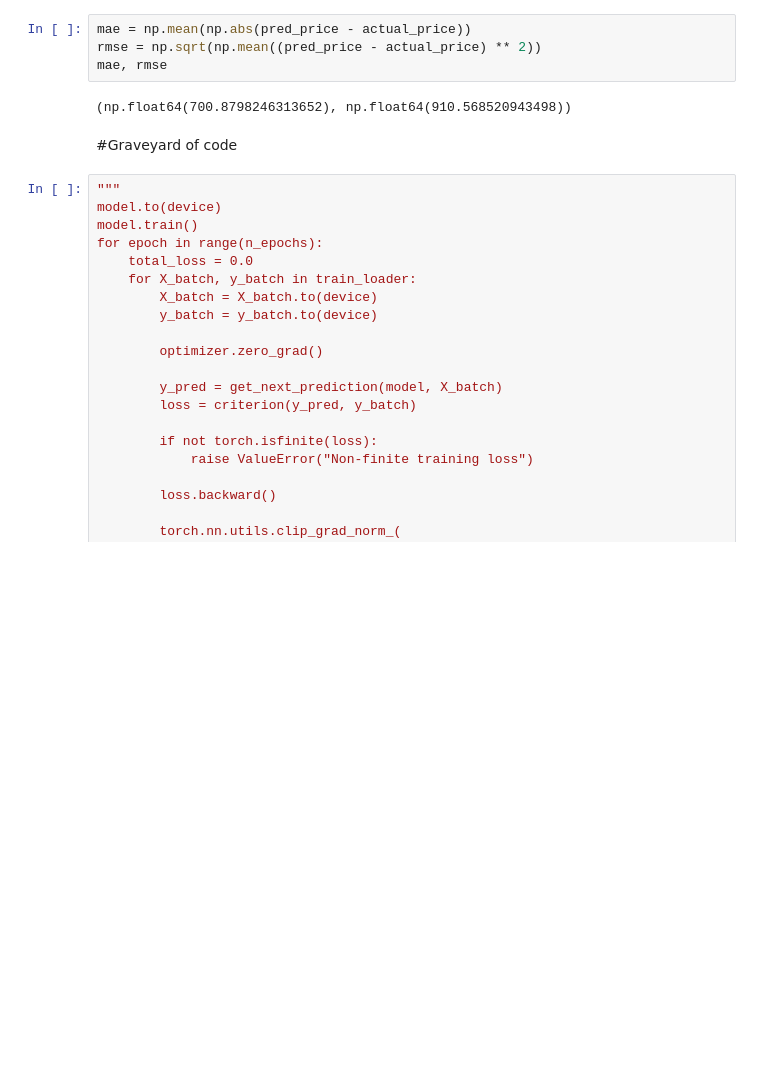
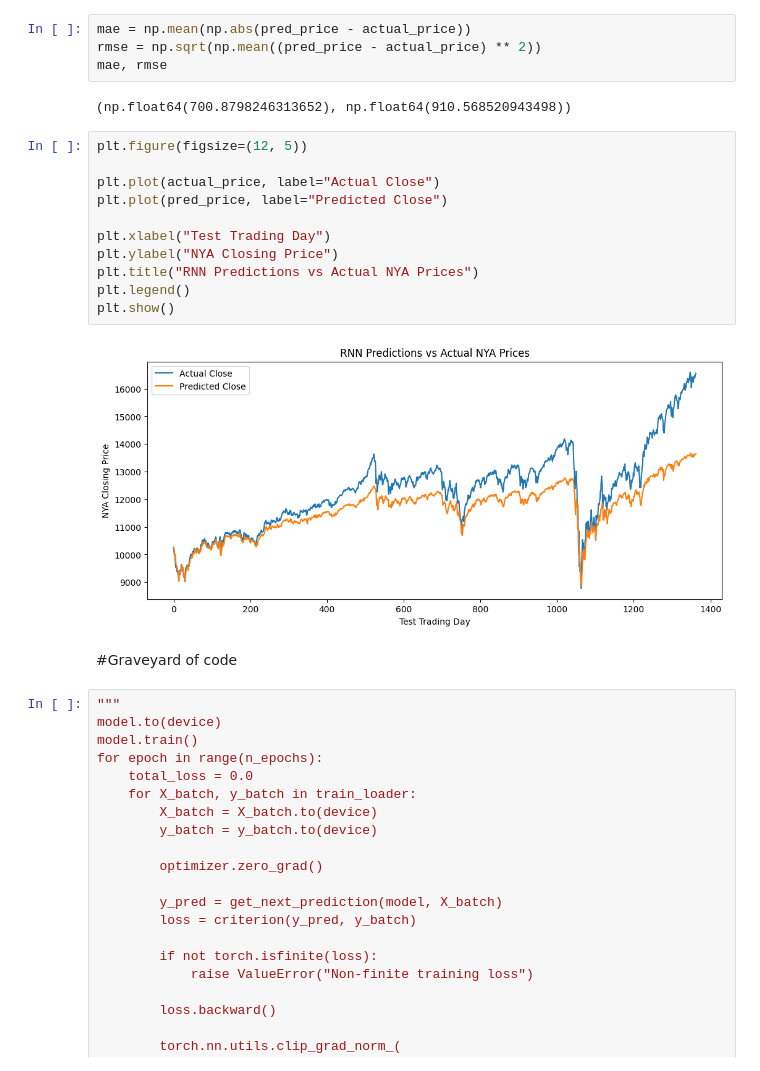
Before and after one commit to claramanolache/DeepLearning, a Jupyter notebook: Stock_Market.ipynb, the cells around one changed output. Drawn from its saved outputs; the diff is of its cells as text; blank space fills up the shorter version.

```diff
--- a/Stock_Market.ipynb
+++ b/Stock_Market.ipynb
@@ -411,6 +592,19 @@ rmse = np.sqrt(np.mean((pred_price - actual_price) ** 2))
 mae, rmse
 # %% [output]
 (np.float64(700.8798246313652), np.float64(910.568520943498))
+# %%
+plt.figure(figsize=(12, 5))
+
+plt.plot(actual_price, label="Actual Close")
+plt.plot(pred_price, label="Predicted Close")
+
+plt.xlabel("Test Trading Day")
+plt.ylabel("NYA Closing Price")
+plt.title("RNN Predictions vs Actual NYA Prices")
+plt.legend()
+plt.show()
+# %% [output]
+[figure, added]
 # %% [markdown]
 #Graveyard of code
 # %%
```
Also changed, not shown: parts of 3 cells of this notebook.
